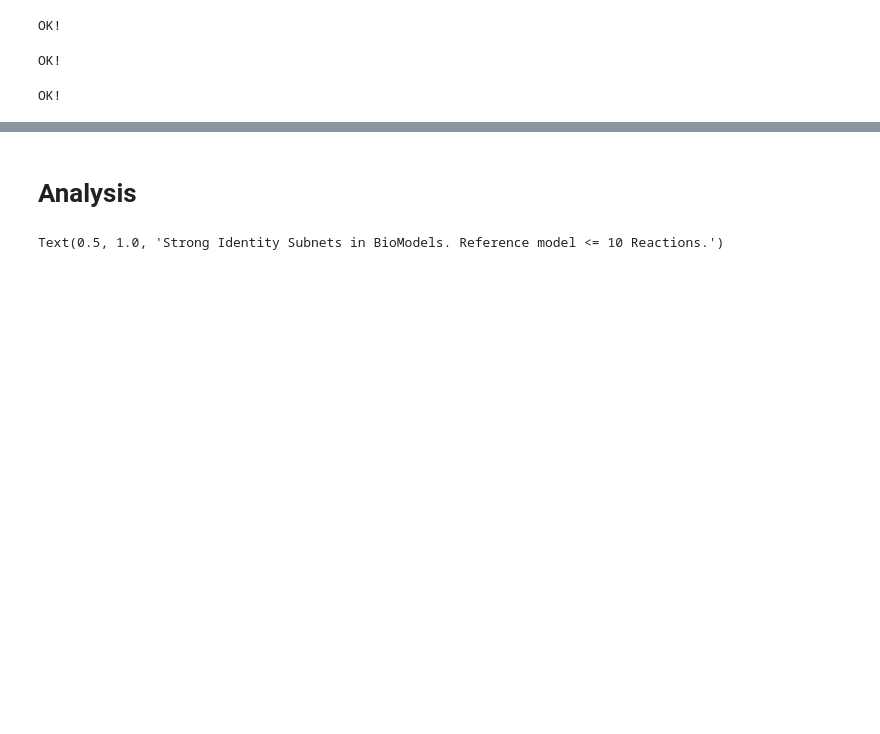
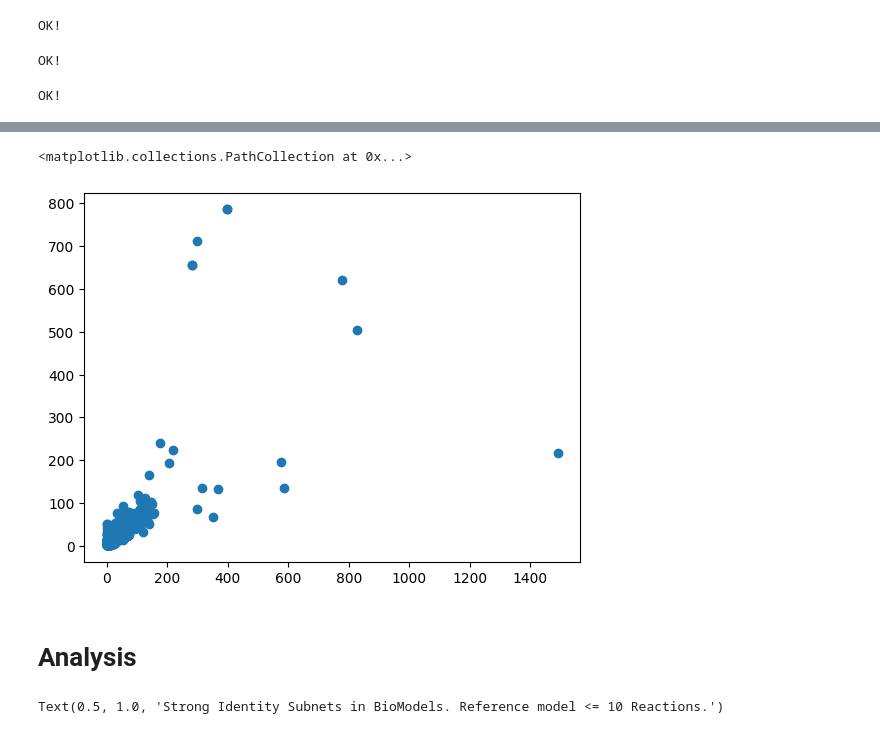
Before and after one commit to ModelEngineering/pySubnetSB, a Jupyter notebook: notebooks/analyze_biomodels_subnets.ipynb, the cells around one changed output, grey strips where cells are left out. Saved outputs shown, nothing was run; the diff lists cells and outputs as text; code cells hidden in the pictures; blank space fills up the shorter version.

```diff
--- a/notebooks/analyze_biomodels_subnets.ipynb
+++ b/notebooks/analyze_biomodels_subnets.ipynb
@@ -208,3 +255,8 @@ num_reference_target_pair=109536
+# %%
+plt.scatter(SUMMARY_DF[cn.D_NUM_REACTION], SUMMARY_DF[cn.D_NUM_SPECIES])
+# %% [output]
+<matplotlib.collections.PathCollection at 0x...>
+[figure, added]
 # %% [markdown]
 # Analysis
 # %%
```
Also changed, not shown: parts of 18 cells of this notebook, 5 other files.
